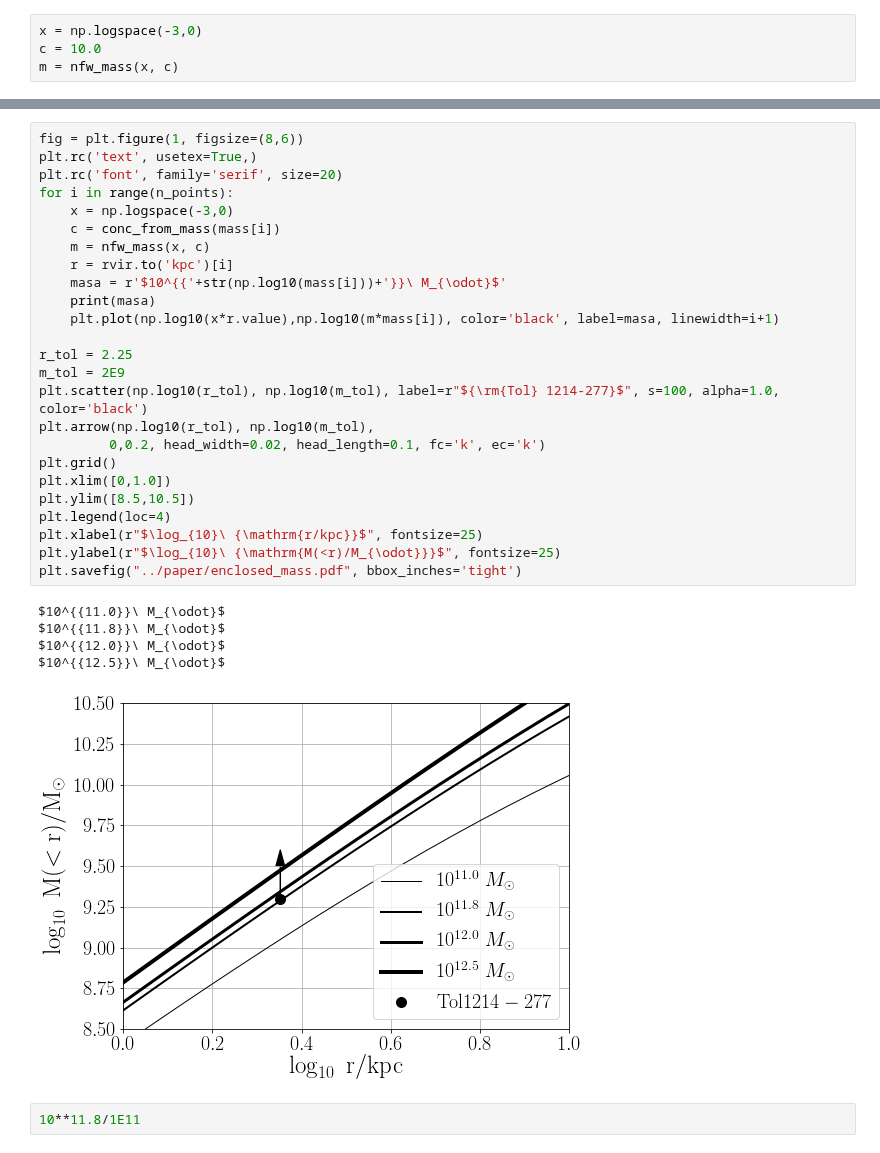
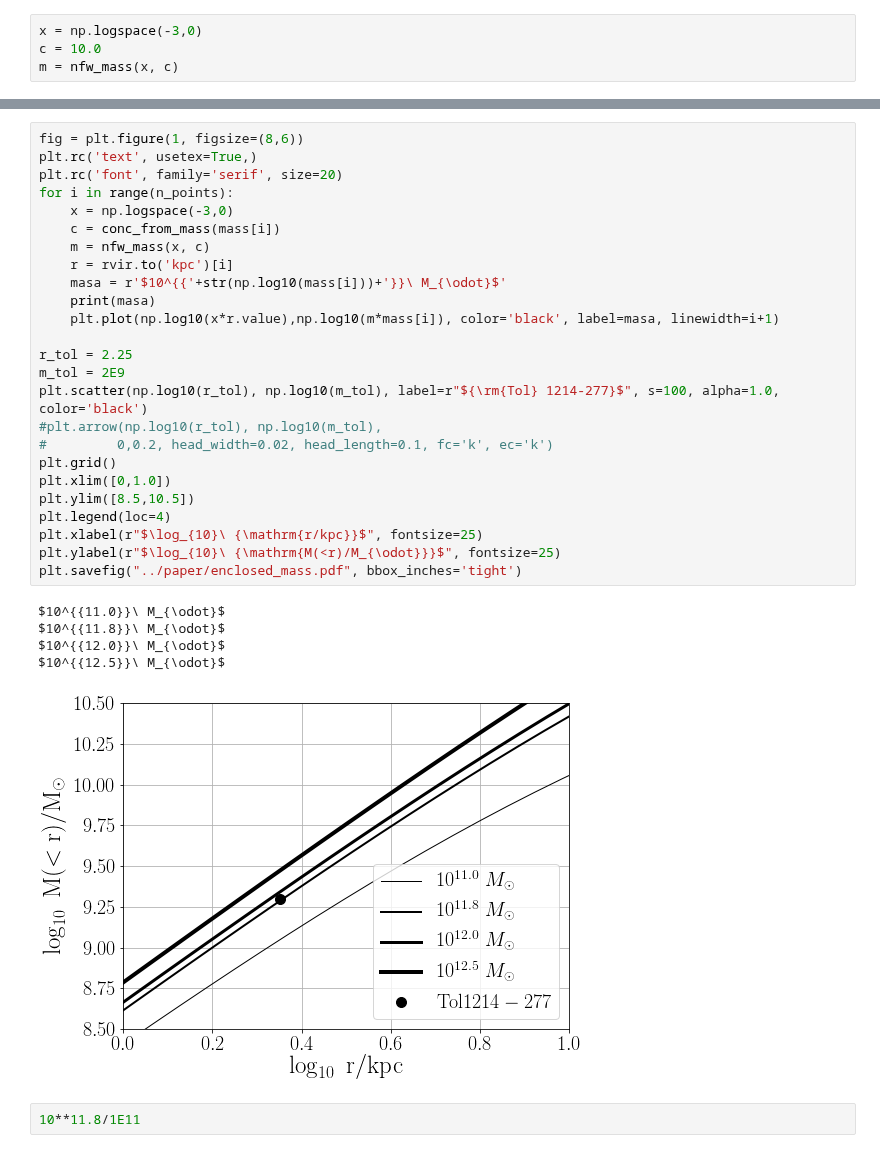
Before and after one commit to astroandes/tololo-lya-fit, a Jupyter notebook: code/halo_mass.ipynb, the cells around one changed output, grey strips where cells are left out. Cells and saved outputs as stored; diff of their text form.

```diff
--- a/code/halo_mass.ipynb
+++ b/code/halo_mass.ipynb
@@ -47,34 +47,34 @@ plt.scatter(np.log10(mass), conc)
 # %%
 fig = plt.figure(1, figsize=(8,6))
 plt.rc('text', usetex=True,)
 plt.rc('font', family='serif', size=20)
 for i in range(n_points):
     x = np.logspace(-3,0)
     c = conc_from_mass(mass[i])
     m = nfw_mass(x, c)
     r = rvir.to('kpc')[i]
     masa = r'$10^{{'+str(np.log10(mass[i]))+'}}\ M_{\odot}$'
     print(masa)
     plt.plot(np.log10(x*r.value),np.log10(m*mass[i]), color='black', label=masa, linewidth=i+1)
 
 r_tol = 2.25
 m_tol = 2E9
 plt.scatter(np.log10(r_tol), np.log10(m_tol), label=r"${\rm{Tol} 1214-277}$", s=100, alpha=1.0, color='black')
-plt.arrow(np.log10(r_tol), np.log10(m_tol),
-         0,0.2, head_width=0.02, head_length=0.1, fc='k', ec='k')
+#plt.arrow(np.log10(r_tol), np.log10(m_tol),
+#         0,0.2, head_width=0.02, head_length=0.1, fc='k', ec='k')
 plt.grid()
 plt.xlim([0,1.0])
 plt.ylim([8.5,10.5])
 plt.legend(loc=4)
 plt.xlabel(r"$\log_{10}\ {\mathrm{r/kpc}}$", fontsize=25)
 plt.ylabel(r"$\log_{10}\ {\mathrm{M(<r)/M_{\odot}}}$", fontsize=25)
 plt.savefig("../paper/enclosed_mass.pdf", bbox_inches='tight')
 # %% [output]
 $10^{{11.0}}\ M_{\odot}$
 $10^{{11.8}}\ M_{\odot}$
 $10^{{12.0}}\ M_{\odot}$
 $10^{{12.5}}\ M_{\odot}$
-[figure, old version]
+[figure, new version]
 # %%
 10**11.8/1E11
 # %% [output]
```
Also changed, not shown: parts of 2 cells of this notebook.
